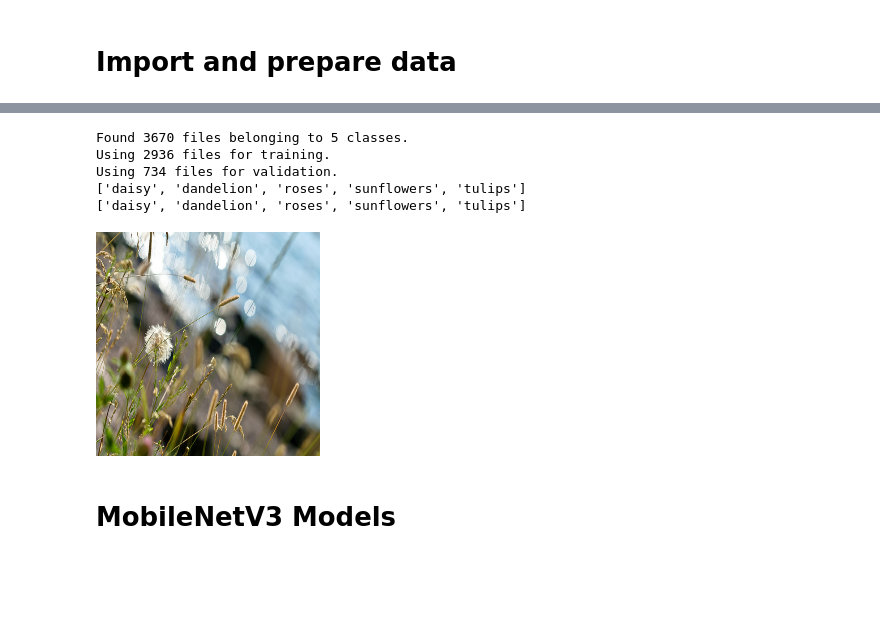
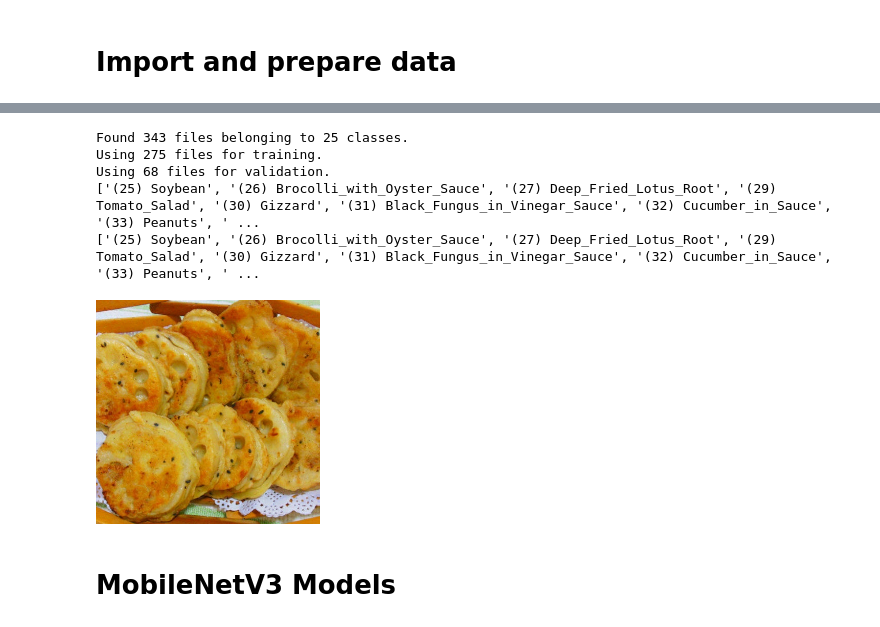
Before and after one commit to WilliamHuang999/cv-food-app, a Jupyter notebook: transferLearning.ipynb, the cells around one changed output, grey strips where cells are left out. Saved outputs shown, nothing was run; the diff lists cells and outputs as text; code cells hidden in the pictures; blank space fills up the shorter version.

```diff
--- a/transferLearning.ipynb
+++ b/transferLearning.ipynb
@@ -24,10 +26,13 @@ print(tf.config.list_physical_devices('GPU'))
 # %% [markdown]
 # Import and prepare data
 # %%
-dataset_url = "https://storage.googleapis.com/download.tensorflow.org/example_images/flower_photos.tgz"
-data_dir = tf.keras.utils.get_file("flower_photos", origin=dataset_url, untar=True)
-data_dir = pathlib.Path(data_dir)
-print(data_dir)
+# dataset_url = "https://storage.googleapis.com/download.tensorflow.org/example_images/flower_photos.tgz"
+# data_dir = tf.keras.utils.get_file("flower_photos", origin=dataset_url, untar=True)
+# data_dir = pathlib.Path(data_dir)
+# print(data_dir)
 
 # trainPath = r"C:\Users\gener\OneDrive\Documents\fruits360\fruits-360\Train"
 # testPath = r"C:\Users\gener\OneDrive\Documents\fruits360\fruits-360\Test"
+
+data_dir = r"C:\Users\gener\OneDrive\Desktop\archive\Chinese Dishes (25-49)"
+data_dir = pathlib.Path(data_dir)
@@ -42,38 +47,39 @@ C:\Users\gener\.keras\datasets\flower_photos
 # %%
 height, width = 224, 224
 batch_size = 64
-train, validation = image_dataset_from_directory(data_dir, validation_split=0.2, subset="both", seed=123,
+train, validation = image_dataset_from_directory(data_dir, validation_split=0.2, subset="both", seed=1,
                                      label_mode="categorical", image_size=(height,width), batch_size=batch_size)
 
 # train = image_dataset_from_directory(trainPath, seed=123, label_mode="categorical",
 #                                      image_size=(height,width), batch_size=batch_size)
 # validation = image_dataset_from_directory(trainPath, seed=123, label_mode="categorical",
 #                                      image_size=(height,width), batch_size=batch_size)
 
+class_names = train.class_names
 print(train.class_names)
 print(validation.class_names)
 num_classes = len(train.class_names)
 
 for images, labels in train:
     # 'images' is a batch of images, and 'labels' is a batch of corresponding labels.
     # You can work with these batches to process the images and labels.
     # For example, if 'batch_size' is 32, 'images' will have shape (32, height, width, channels),
     # and 'labels' will have shape (32, num_classes), assuming one-hot encoded labels.
 
     # Iterate over individual images and their labels in the batch.
     for i in range(len(images)):
         img_np = images[i].numpy().astype("uint8")
         pil_image = PIL.Image.fromarray(img_np)
         display(pil_image)
         break
     break
 # %% [output]
-Found 3670 files belonging to 5 classes.
-Using 2936 files for training.
-Using 734 files for validation.
-['daisy', 'dandelion', 'roses', 'sunflowers', 'tulips']
-['daisy', 'dandelion', 'roses', 'sunflowers', 'tulips']
+Found 343 files belonging to 25 classes.
+Using 275 files for training.
+Using 68 files for validation.
+['(25) Soybean', '(26) Brocolli_with_Oyster_Sauce', '(27) Deep_Fried_Lotus_Root', '(29) Tomato_Salad', '(30) Gizzard', '(31) Black_Fungus_in_Vinegar_Sauce', '(32) Cucumber_in_Sauce', '(33) Peanuts', ' ...
+['(25) Soybean', '(26) Brocolli_with_Oyster_Sauce', '(27) Deep_Fried_Lotus_Root', '(29) Tomato_Salad', '(30) Gizzard', '(31) Black_Fungus_in_Vinegar_Sauce', '(32) Cucumber_in_Sauce', '(33) Peanuts', ' ...
-[figure, old version]
+[figure, new version]
 # %% [markdown]
 # MobileNetV3 Models
 # %%
```
Also changed, not shown: parts of 6 cells of this notebook, 14 other files.
